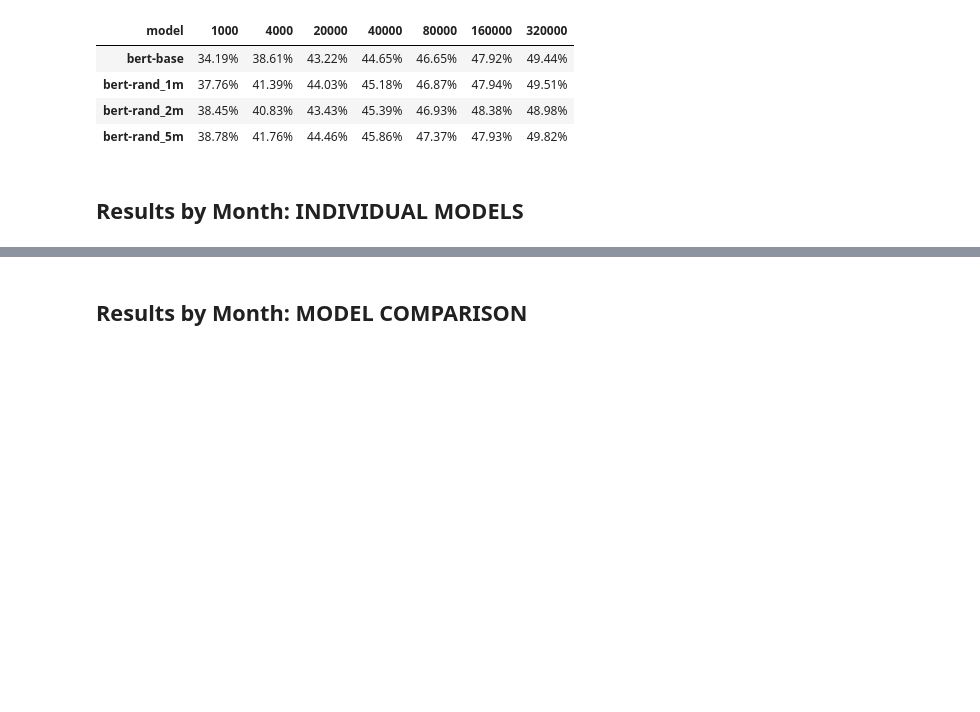
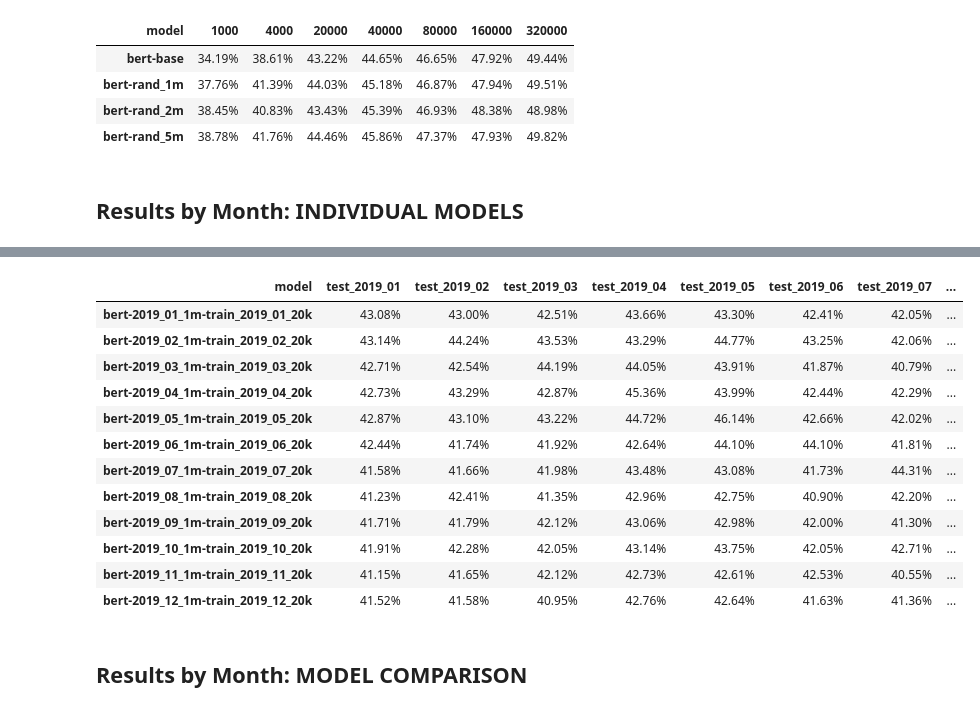
Before and after one commit to paul-rottger/temporal-adaptation, a Jupyter notebook: 4_evaluation/classification/evaluate_classification_results.ipynb, the cells around one changed output, grey strips where cells are left out. Drawn from its saved outputs; the diff is of its cells as text; code cells hidden in the pictures; blank space fills up the shorter version.

```diff
--- a/4_evaluation/classification/evaluate_classification_results.ipynb
+++ b/4_evaluation/classification/evaluate_classification_results.ipynb
@@ -613,2 +603,18 @@ plot_F1_monthly('macro', 'shift+2')
+# %%
+plot_F1_monthly('macro', 'match', YEAR_FILTER = ["2019"])
+# %% [output]
+| model | test_2019_01 | test_2019_02 | test_2019_03 | test_2019_04 | test_2019_05 | test_2019_06 | test_2019_07 | ... |
+| bert-2019_01_1m-train_2019_01_20k | 43.08% | 43.00% | 42.51% | 43.66% | 43.30% | 42.41% | 42.05% | ... |
+| bert-2019_02_1m-train_2019_02_20k | 43.14% | 44.24% | 43.53% | 43.29% | 44.77% | 43.25% | 42.06% | ... |
+| bert-2019_03_1m-train_2019_03_20k | 42.71% | 42.54% | 44.19% | 44.05% | 43.91% | 41.87% | 40.79% | ... |
+| bert-2019_04_1m-train_2019_04_20k | 42.73% | 43.29% | 42.87% | 45.36% | 43.99% | 42.44% | 42.29% | ... |
+| bert-2019_05_1m-train_2019_05_20k | 42.87% | 43.10% | 43.22% | 44.72% | 46.14% | 42.66% | 42.02% | ... |
+| bert-2019_06_1m-train_2019_06_20k | 42.44% | 41.74% | 41.92% | 42.64% | 44.10% | 44.10% | 41.81% | ... |
+| bert-2019_07_1m-train_2019_07_20k | 41.58% | 41.66% | 41.98% | 43.48% | 43.08% | 41.73% | 44.31% | ... |
+| bert-2019_08_1m-train_2019_08_20k | 41.23% | 42.41% | 41.35% | 42.96% | 42.75% | 40.90% | 42.20% | ... |
+| bert-2019_09_1m-train_2019_09_20k | 41.71% | 41.79% | 42.12% | 43.06% | 42.98% | 42.00% | 41.30% | ... |
+| bert-2019_10_1m-train_2019_10_20k | 41.91% | 42.28% | 42.05% | 43.14% | 43.75% | 42.05% | 42.71% | ... |
+| bert-2019_11_1m-train_2019_11_20k | 41.15% | 41.65% | 42.12% | 42.73% | 42.61% | 42.53% | 40.55% | ... |
+| bert-2019_12_1m-train_2019_12_20k | 41.52% | 41.58% | 40.95% | 42.76% | 42.64% | 41.63% | 41.36% | ... |
 # %% [markdown]
 ## Results by Month: MODEL COMPARISON
```
Also changed, not shown: parts of 8 cells of this notebook, 2 other files.
